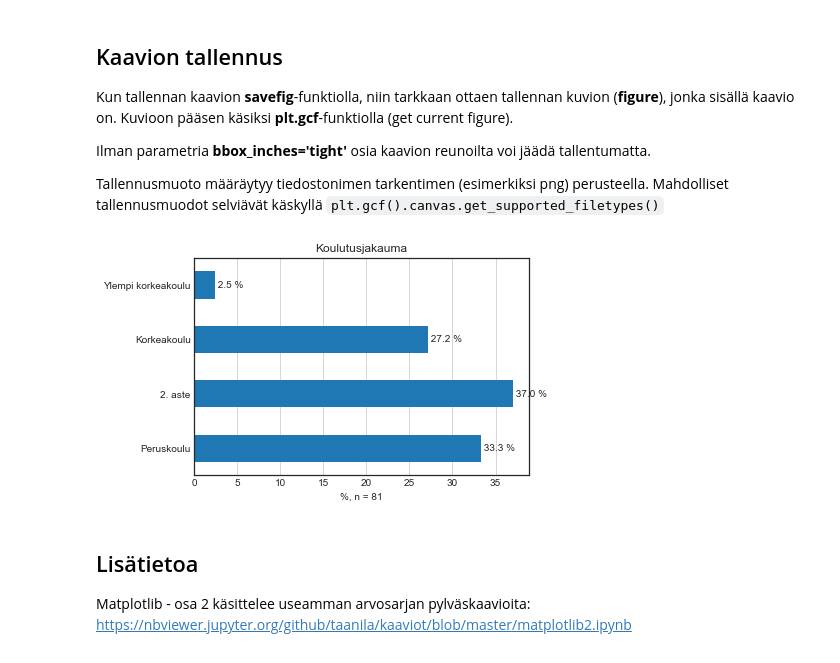
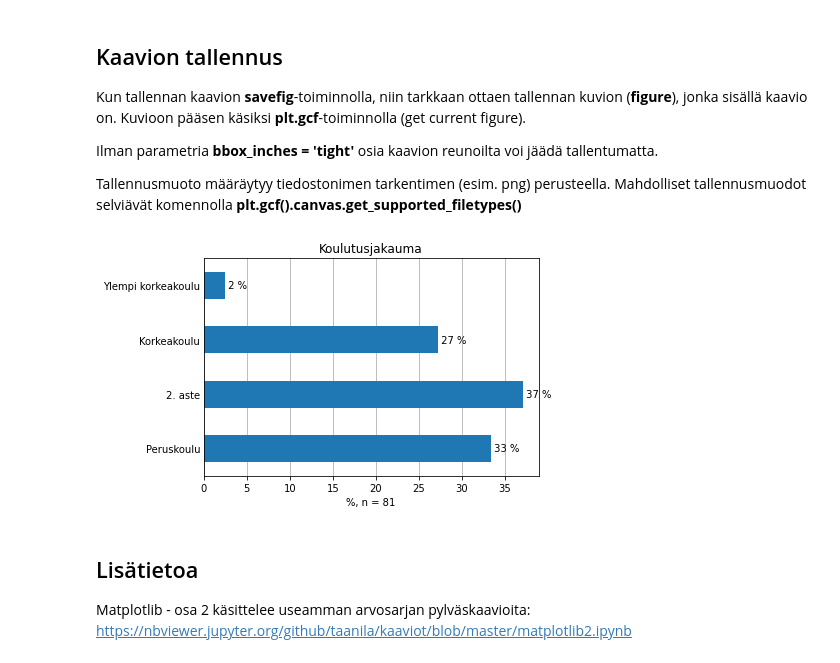
Before and after one commit to taanila/kaaviot, a Jupyter notebook: matplotlib1.ipynb, the cells around one changed output. Drawn from its saved outputs; the diff is of its cells as text; code cells hidden in the pictures.

```diff
--- a/matplotlib1.ipynb
+++ b/matplotlib1.ipynb
@@ -17,12 +15,9 @@ Sopivan tyylin valinnalla voit vähentää grafiikan muokkaukseen tarvittavien k
 # %%
 import pandas as pd
 import matplotlib.pyplot as plt
-
-# Käytän oletustyylin sijasta 'seaborn-white' tyyliä
-plt.style.use('seaborn-white')
 # %%
-df = pd.read_excel('http://taanila.fi/data1.xlsx')
-df
+df = pd.read_excel('https://taanila.fi/data1.xlsx')
+df.head()
 # %% [output]
 |  | nro | sukup | ikä | perhe | koulutus | palveluv | palkka | johto | työtov | työymp | palkkat | ... |
 | 0 | 1 | 1 | 38 | 1 | 1.0 | 22.0 | 3587 | 3 | 3.0 | 3 | 3 | ... |
@@ -132,7 +139,7 @@ for bar in plt.gca().patches:
 # %%
 # Luon dataframen, jossa prosentit
-df2 = pd.crosstab(df['koulutus'], 'f')
-df2['f (%)'] = df2['f'] / df2['f'].sum() * 100
+df2 = pd.crosstab(df['koulutus'], 'Lkm')
+df2['%'] = df2['Lkm'] / df2['Lkm'].sum() * 100
 df2.index = ['Peruskoulu', '2. aste', 'Korkeakoulu', 'Ylempi korkeakoulu']
 df2.columns.name = ''
 df2
@@ -143,18 +150,19 @@ df2
 | Korkeakoulu | 22 | 27.160494 |
 | Ylempi korkeakoulu | 2 | 2.469136 |
 # %%
-df2['f (%)'].plot.barh()
+df2['%'].plot.barh(zorder = 2)
 
 plt.title('Koulutusjakauma')
 
-# n-arvo akselin otsikkoon
-n = df2['f'].sum()
-plt.xlabel(f'%, n = {n}')
+# Pienellä kikkailulla saan n-arvon akselin otsikkoon
+plt.xlabel('%, n = ' + str(df2['Lkm'].sum()))
 
-plt.grid(axis='x')
+plt.grid(axis = 'x')
+plt.tick_params(axis = 'y', length = 0)
 
 for bar in plt.gca().patches:
     x = bar.get_width()
     y = bar.get_y() + bar.get_height() / 2
-    plt.text(x, y, f' {x:.1f} %', va='center')
+    label = '{:.0f} %'.format(x)
+    plt.text(x = x, y = y, s = ' ' + label, va = 'center')
 # %% [output]
@@ -162,33 +170,32 @@ for bar in plt.gca().patches:
 # %% [markdown]
-## Kaavion tallennus
+<h2>Kaavion tallennus</h2>
 
-Kun tallennan kaavion **savefig**-funktiolla, niin tarkkaan ottaen tallennan kuvion (**figure**), jonka sisällä kaavio on. Kuvioon pääsen käsiksi **plt.gcf**-funktiolla (get current figure).
+Kun tallennan kaavion <b>savefig</b>-toiminnolla, niin tarkkaan ottaen tallennan kuvion (<b>figure</b>), jonka sisällä kaavio on. Kuvioon pääsen käsiksi <b>plt.gcf</b>-toiminnolla (get current figure).
 
-Ilman parametria **bbox_inches='tight'** osia kaavion reunoilta voi jäädä tallentumatta.
+Ilman parametria <b>bbox_inches = 'tight'</b> osia kaavion reunoilta voi jäädä tallentumatta.
 
-Tallennusmuoto määräytyy tiedostonimen tarkentimen (esimerkiksi png) perusteella. Mahdolliset tallennusmuodot selviävät käskyllä `plt.gcf().canvas.get_supported_filetypes()`
+Tallennusmuoto määräytyy  tiedostonimen tarkentimen (esim. png) perusteella. Mahdolliset tallennusmuodot selviävät komennolla <b>plt.gcf().canvas.get_supported_filetypes()</b>
 # %%
-df2['f (%)'].plot.barh()
+df2['%'].plot.barh(zorder = 2)
 
 plt.title('Koulutusjakauma')
+plt.xlabel('%, n = ' + str(df2['Lkm'].sum()))
 
-# n-arvo akselin otsikkoon
-n = df2['f'].sum()
-plt.xlabel(f'%, n = {n}')
-
-plt.grid(axis='x')
+plt.grid(axis = 'x')
+plt.tick_params(axis = 'y', length = 0)
 
 for bar in plt.gca().patches:
     x = bar.get_width()
     y = bar.get_y() + bar.get_height() / 2
-    plt.text(x, y, f' {x:.1f} %', va='center')
+    label = '{:.0f} %'.format(x)
+    plt.text(x = x, y = y, s = ' ' + label, va = 'center')
 
 # Tallennus
-plt.gcf().savefig('testi1.png', bbox_inches='tight')
+plt.gcf().savefig('testi1.png', bbox_inches = 'tight')
 # %% [output]
-[figure, old version]
+[figure, new version]
 # %% [markdown]
-## Lisätietoa
+<h2>Lisätietoa</h2>
 
 Matplotlib - osa 2 käsittelee useamman arvosarjan pylväskaavioita:
 https://nbviewer.jupyter.org/github/taanila/kaaviot/blob/master/matplotlib2.ipynb
```
Also changed, not shown: parts of 16 cells of this notebook.
